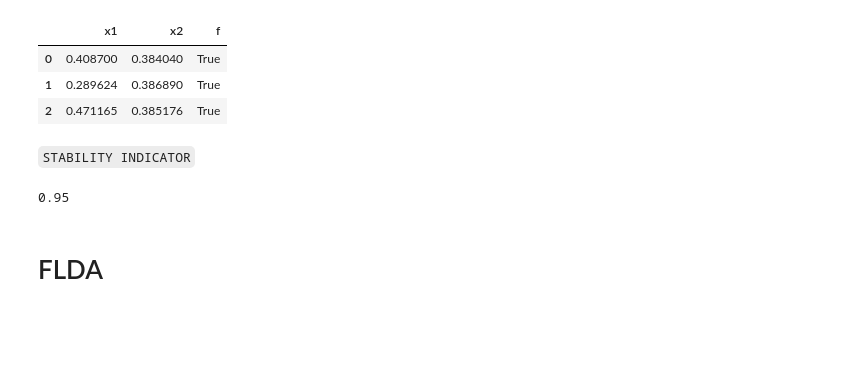
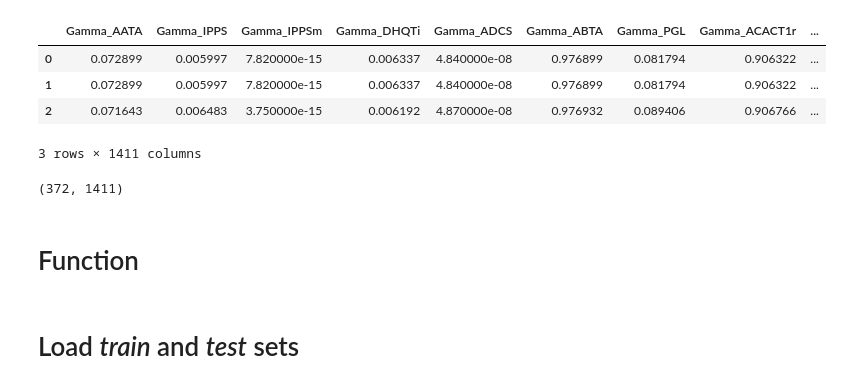
Before and after one commit to costasmexis/stability, a Jupyter notebook: notebooks/Untitled.ipynb, the cells around one changed output. Drawn from its saved outputs; the diff is of its cells as text; code cells hidden in the pictures; blank space fills up the shorter version.

```diff
--- a/notebooks/Untitled.ipynb
+++ b/notebooks/Untitled.ipynb
@@ -169,22 +17,16 @@ if (x_2 <= 0.406) and (x_1 <= 0.573) and (x_1 > 0.505) and (x_2 > 0.383) and (x_
-# %%
-x_2 = np.random.uniform(0.383, 0.387, size=100)
-x_1 = np.random.uniform(0,0.573, size=100)
-
-new_df = pd.DataFrame(columns=['x1','x2', 'f'])
-new_df['x1'] = x_1
-new_df['x2'] = x_2
-new_df['f'] = (new_df['x1']-0.1)**2 + 4*(new_df['x2']-0.1)**2 - 0.52 < 0
-new_df.head(3)
-# %% [output]
-|  | x1 | x2 | f |
-| 0 | 0.408700 | 0.384040 | True |
-| 1 | 0.289624 | 0.386890 | True |
-| 2 | 0.471165 | 0.385176 | True |
-# %% [markdown]
-`STABILITY INDICATOR`
-# %%
-len(new_df[new_df['f']==1])/len(new_df)
-# %% [output]
-0.95
+# %%
+df = pd.read_csv('../data/Parameters_90%stability.csv')
+df = df.drop(['Unnamed: 0'], axis = 1)
+df.head(3)
+# %% [output]
+|  | Gamma_AATA | Gamma_IPPS | Gamma_IPPSm | Gamma_DHQTi | Gamma_ADCS | Gamma_ABTA | Gamma_PGL | Gamma_ACACT1r | ... |
+| 0 | 0.072899 | 0.005997 | 7.820000e-15 | 0.006337 | 4.840000e-08 | 0.976899 | 0.081794 | 0.906322 | ... |
+| 1 | 0.072899 | 0.005997 | 7.820000e-15 | 0.006337 | 4.840000e-08 | 0.976899 | 0.081794 | 0.906322 | ... |
+| 2 | 0.071643 | 0.006483 | 3.750000e-15 | 0.006192 | 4.870000e-08 | 0.976932 | 0.089406 | 0.906766 | ... |
+3 rows × 1411 columns
+# %%
+df.shape
+# %% [output]
+(372, 1411)
 # %% [markdown]
-# FLDA
+# Function
@@ -192,0 +40,2 @@ X, y = make_classification(n_samples=1000, n_features=5, random_state=SEED)
+# %% [markdown]
+# Load _train_ and _test_ sets
```
Also changed, not shown: parts of 27 cells of this notebook, 3 other files.
